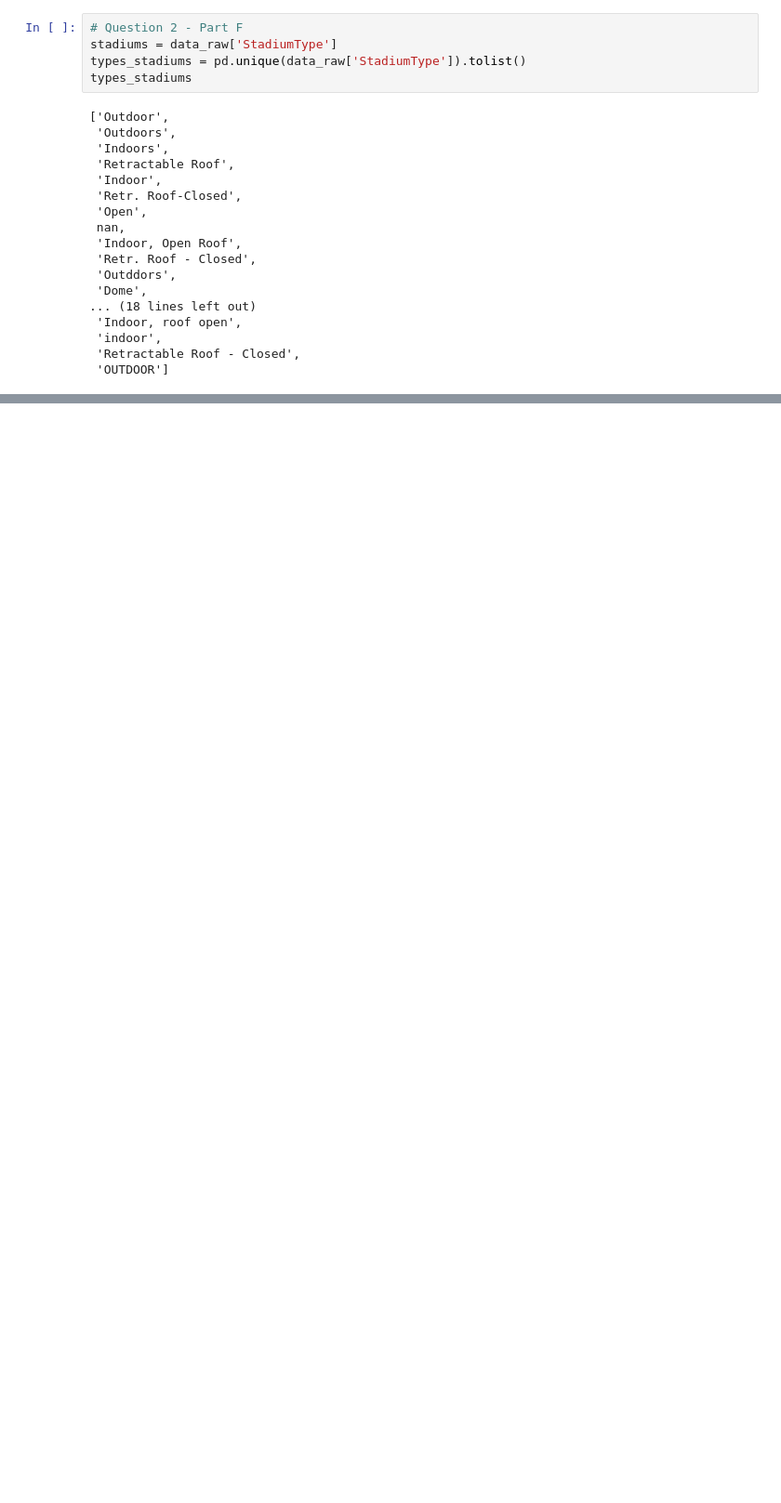
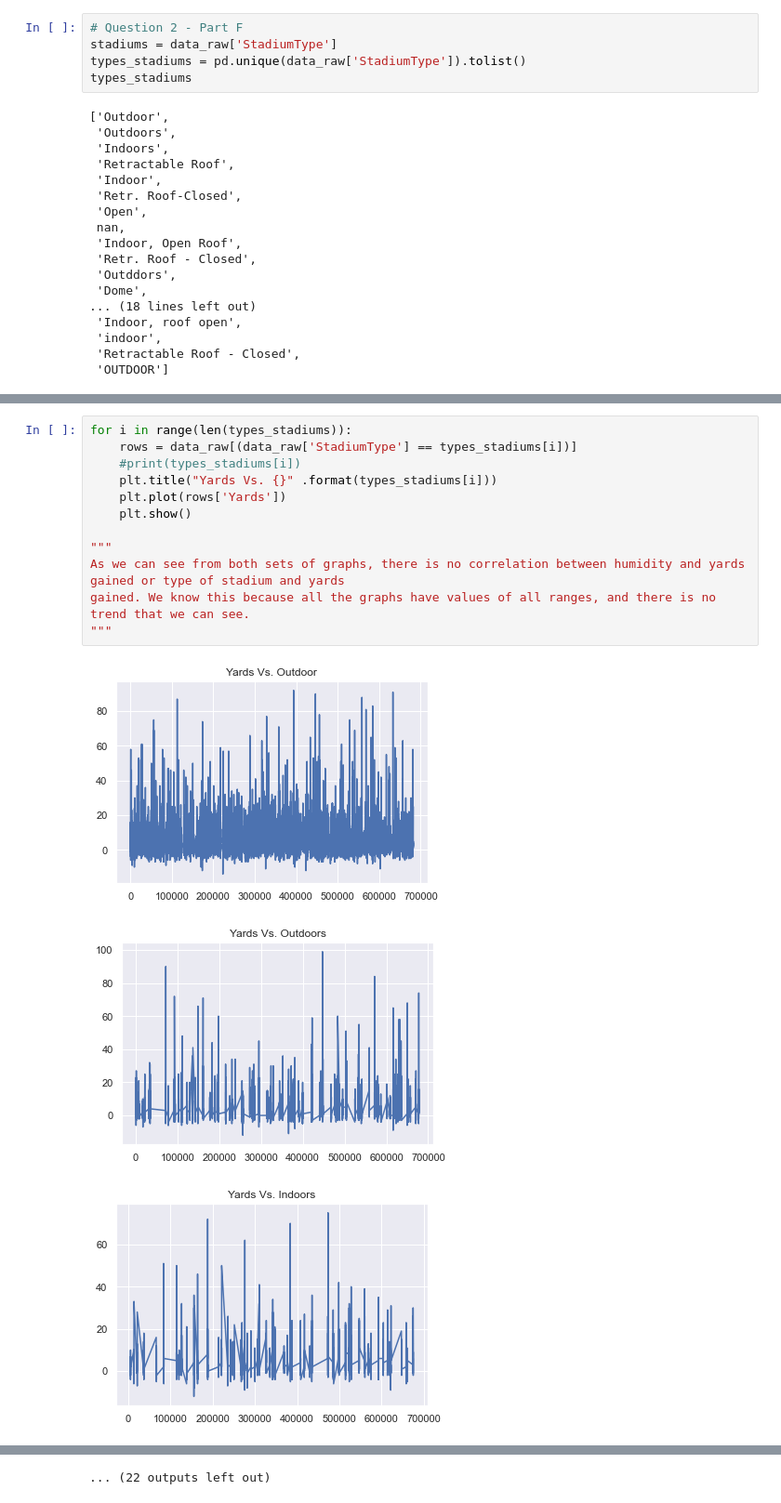
Before and after one commit to anaconda121/CSC-590, a Jupyter notebook: hw/4-2/NFL rush.ipynb, the cells around one changed output, grey strips where cells are left out. Shown at 93% size. Cells and saved outputs as stored; diff of their text form; blank space fills up the shorter version.

```diff
--- a/hw/4-2/NFL rush.ipynb
+++ b/hw/4-2/NFL rush.ipynb
@@ -391,0 +384,16 @@ Name: StadiumType, dtype: int64
+# %%
+for i in range(len(types_stadiums)):
+    rows = data_raw[(data_raw['StadiumType'] == types_stadiums[i])]
+    #print(types_stadiums[i])
+    plt.title("Yards Vs. {}" .format(types_stadiums[i]))
+    plt.plot(rows['Yards'])
+    plt.show()
+
+"""
+As we can see from both sets of graphs, there is no correlation between humidity and yards gained or type of stadium and yards
+gained. We know this because all the graphs have values of all ranges, and there is no trend that we can see.
+"""
+# %% [output]
+[figure, added]
+[figure, added]
+[figure, added]
@@ -391,0 +409 @@ Name: StadiumType, dtype: int64
+... (22 outputs left out)
```
Also changed, not shown: parts of 9 cells of this notebook.
